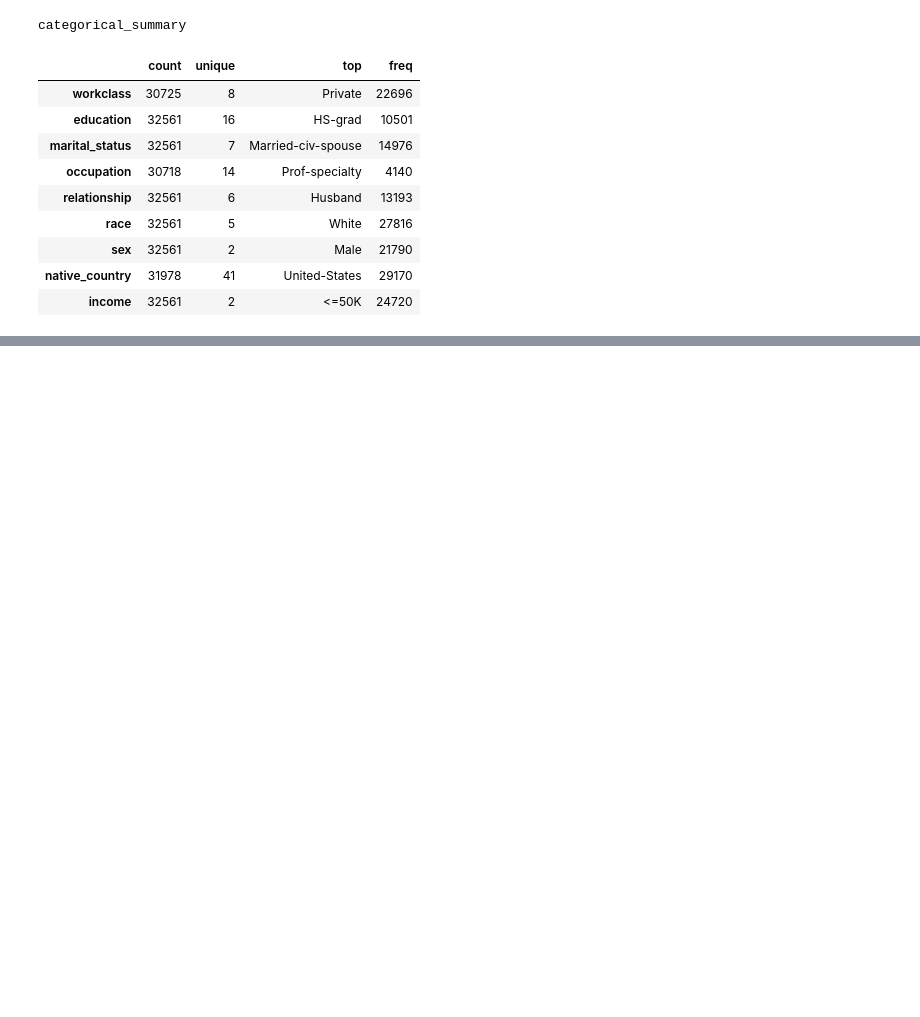
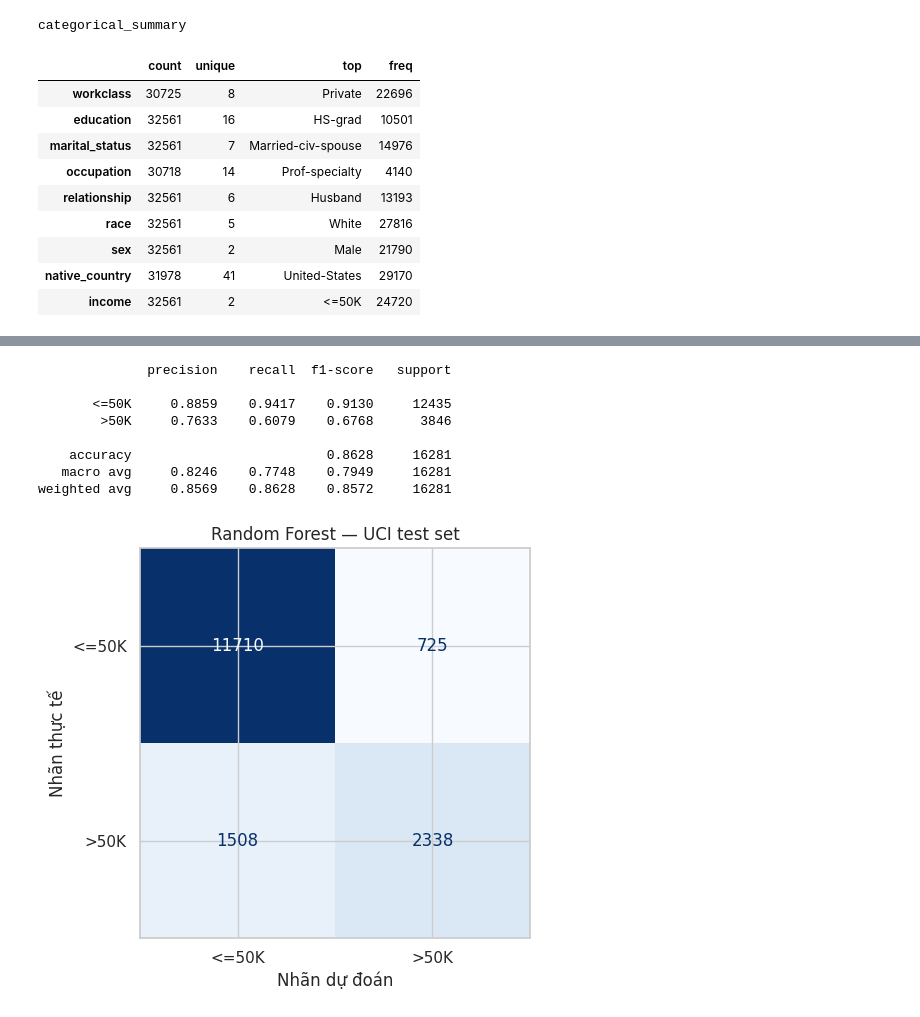
Before and after one commit to Tri8505/ML-Assignment-Adult-Census, a Jupyter notebook: notebooks/main_pipeline.ipynb, the cells around one changed output, grey strips where cells are left out. Saved outputs shown, nothing was run; the diff lists cells and outputs as text; code cells hidden in the pictures; blank space fills up the shorter version.

```diff
--- a/notebooks/main_pipeline.ipynb
+++ b/notebooks/main_pipeline.ipynb
@@ -150,0 +717,65 @@ categorical_summary
+# %%
+import matplotlib.pyplot as plt
+from sklearn.metrics import classification_report, ConfusionMatrixDisplay
+
+class_names = ["<=50K", ">50K"]
+
+print(classification_report(
+    y_test,
+    y_pred,
+    labels=[0, 1],
+    target_names=class_names,
+    digits=4,
+    zero_division=0,
+))
+
+report_dict = classification_report(
+    y_test,
+    y_pred,
+    labels=[0, 1],
+    target_names=class_names,
+    output_dict=True,
+    zero_division=0,
+)
+
+pd.DataFrame(report_dict).T.to_csv(
+    results_dir / "final_classification_report.csv"
+)
+
+figure_dir = PROJECT_DIR / "reports" / "figures"
+figure_dir.mkdir(parents=True, exist_ok=True)
+
+fig, ax = plt.subplots(figsize=(6, 5))
+
+ConfusionMatrixDisplay.from_predictions(
+    y_test,
+    y_pred,
+    labels=[0, 1],
+    display_labels=class_names,
+    cmap="Blues",
+    values_format="d",
+    colorbar=False,
+    ax=ax,
+)
+
+ax.set_title("Random Forest — UCI test set")
+ax.set_xlabel("Nhãn dự đoán")
+ax.set_ylabel("Nhãn thực tế")
+
+fig.tight_layout()
+fig.savefig(
+    figure_dir / "final_confusion_matrix.png",
+    dpi=160,
+    bbox_inches="tight",
+)
+plt.show()
+# %% [output]
+              precision    recall  f1-score   support
+
+       <=50K     0.8859    0.9417    0.9130     12435
+        >50K     0.7633    0.6079    0.6768      3846
+
+    accuracy                         0.8628     16281
+   macro avg     0.8246    0.7748    0.7949     16281
+weighted avg     0.8569    0.8628    0.8572     16281
+[figure, added]
```
Also changed, not shown: parts of 9 cells of this notebook.
